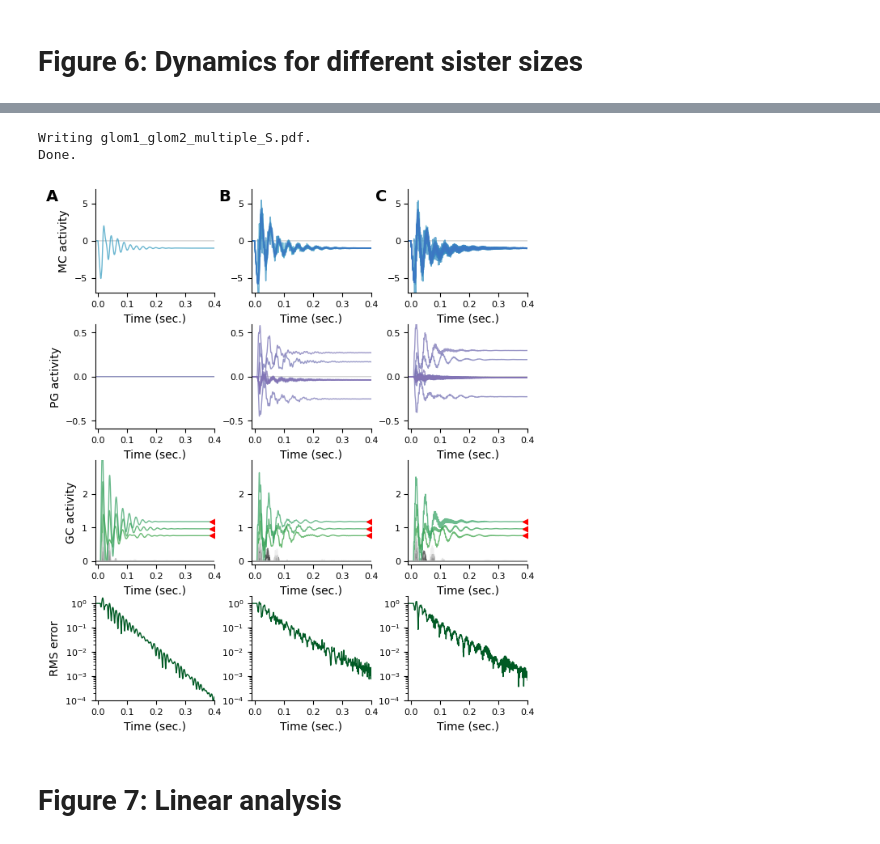
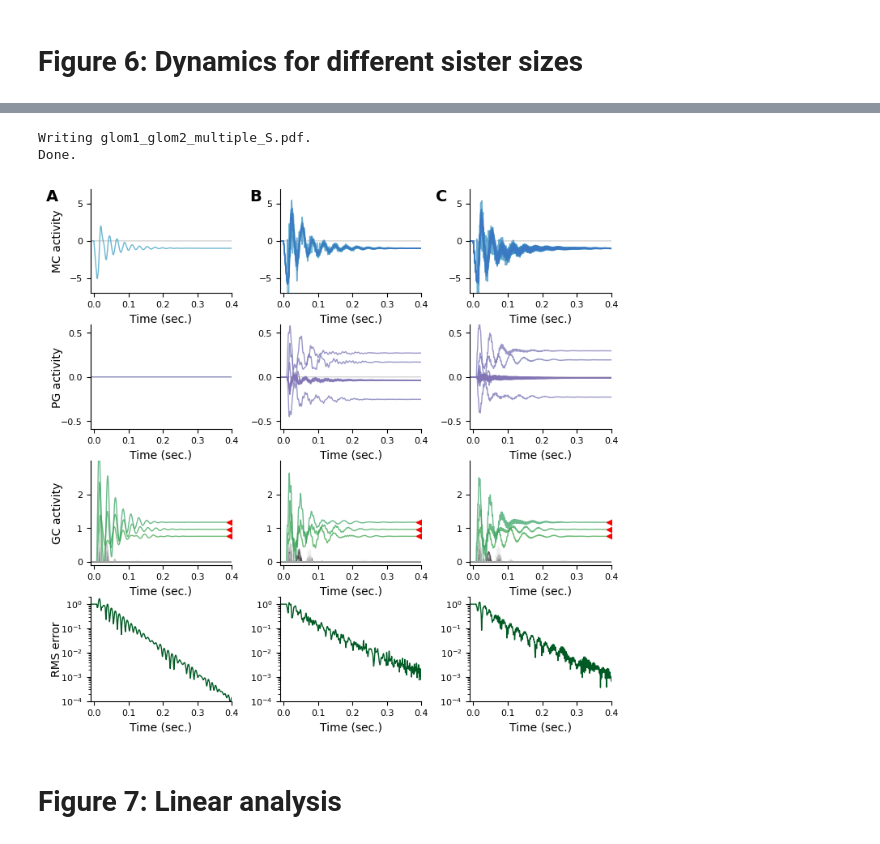
Before and after one commit to stootoon/sister-mcs-release, a Jupyter notebook: make_figures.ipynb, the cells around one changed output, grey strips where cells are left out. Cells and saved outputs as stored; diff of their text form; code cells hidden in the pictures.

Commit message:
Make figures with the label position adjustments.

```diff
--- a/make_figures.ipynb
+++ b/make_figures.ipynb
@@ -47,13 +48,14 @@ ff.plot_glom1_glom2(leak=False, imc = [2,8][:1], figsize=(4.3,7), xl = (-0.01, 0
 # %% [markdown]
 # Figure 6: Dynamics for different sister sizes
 # %%
-figure(figsize=(6,8))
+fig = figure(figsize=(7,8))
 gs = GridSpec(5,3)
 pa = {"linewidth":1}
-ax1 = ff.plot_glom1_glom2(leak=False, imc = [2,8][:1], xl = (-0.01, 0.4), S = 1,  gs = [gs[i,0] for i in range(5)], plot_args = pa, label_axes = False, save_figure = False);
+ax1 = ff.plot_glom1_glom2(leak=False, imc = [2,8][:1], xl = (-0.01, 0.4), S = 1,  gs = [gs[i,0] for i in range(5)], plot_args = pa, ylabel_args = {"labelpad":-2}, label_axes = False, save_figure = False);
 ax2 = ff.plot_glom1_glom2(leak=False, imc = [2,8][:1], xl = (-0.01, 0.4), S = 8,  gs = [gs[i,1] for i in range(5)], plot_args = pa, ylabels = False, label_axes = False, save_figure = False);
 ax3 = ff.plot_glom1_glom2(leak=False, imc = [2,8][:1], xl = (-0.01, 0.4), S = 25, gs = [gs[i,2] for i in range(5)], plot_args = pa, ylabels = False, label_axes = False, save_figure = False);
-ft.label_axes([ax1[0], ax2[0], ax3[0]], "ABC", dx=-0.025, fontsize=14, verticalalignment="top", horizontalalignment="left",fontweight="bold")
+ft.label_axes([ax1[0], ax2[0], ax3[0]], "ABC", dx=-0.01, fontsize=14, verticalalignment="top", horizontalalignment="left",fontweight="bold")
+tight_layout(pad=0,w_pad=1)
 file_name = "glom1_glom2_multiple_S.pdf"
 print(f"Writing {file_name}.")
 savefig(file_name, bbox_inches="tight")
@@ -79,6 +81,6 @@ print(f"Done.")
 Writing glom1_glom2_multiple_S.pdf.
 Done.
-[figure, old version]
+[figure, new version]
 # %% [markdown]
 # Figure 7: Linear analysis
 # %%
```
Also changed, not shown: parts of 12 cells of this notebook.
